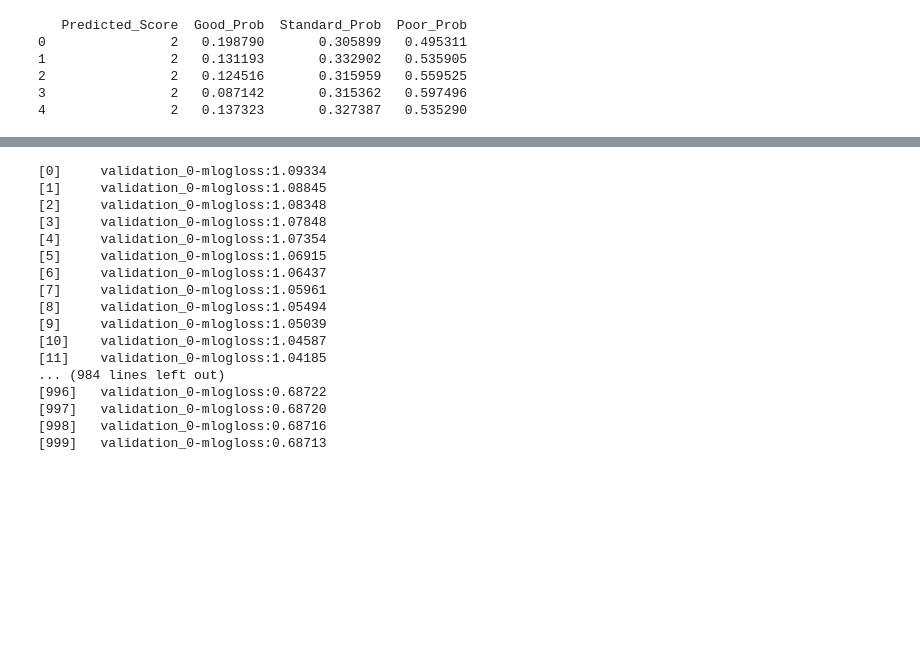
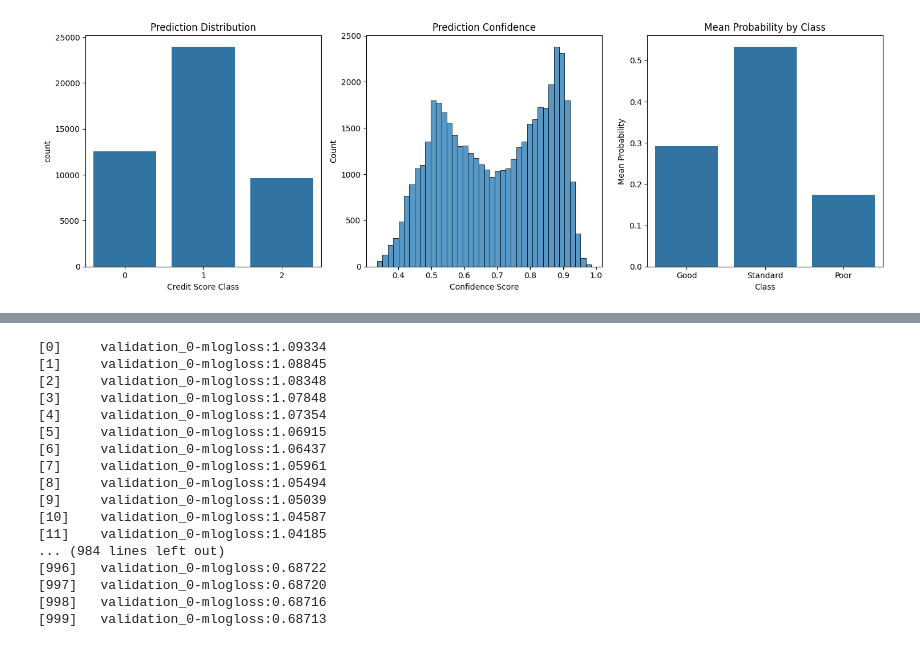
Before and after one commit to Vijayavallabh/Industry-Baby, a Jupyter notebook: credit_score_prediction.ipynb, the cells around one changed output, grey strips where cells are left out. Saved outputs shown, nothing was run; the diff lists cells and outputs as text; code cells hidden in the pictures; blank space fills up the shorter version.

Commit message:
Implemented ensemble of models

```diff
--- a/credit_score_prediction.ipynb
+++ b/credit_score_prediction.ipynb
@@ -11,11 +15 @@ from lightgbm import LGBMClassifier
 import joblib
-# %%
-# Cell 2: Load Data
-df = pd.read_csv("Creditscore_train_cleaned.csv")
-X = df.drop('Credit_Score', axis=1)
-y = df['Credit_Score']
-
-# Train-test split
-X_train, X_test, y_train, y_test = train_test_split(
-    X, y, test_size=0.2, stratify=y, random_state=42
-)
@@ -74,9 +15,0 @@ lgbm_params = {
-# %%
-# Initialize and train model
-model = LGBMClassifier(**lgbm_params)
-model.fit(
-    X_train_processed,
-    y_train,
-    eval_set=[(X_test_processed, y_test)],
-    eval_metric='multi_logloss',
-)
@@ -138,12 +219,54 @@ results_df = pd.DataFrame({
     'Standard_Prob': probs[:,1],
     'Poor_Prob': probs[:,2]
 })
-# %%
-print(results_df.head())
-# %% [output]
-   Predicted_Score  Good_Prob  Standard_Prob  Poor_Prob
-0                2   0.198790       0.305899   0.495311
-1                2   0.131193       0.332902   0.535905
-2                2   0.124516       0.315959   0.559525
-3                2   0.087142       0.315362   0.597496
-4                2   0.137323       0.327387   0.535290
+# %%
+def analyze_predictions(predictions, probabilities):
+    # Create results visualization
+    plt.figure(figsize=(15,5))
+
+    # Plot 1: Prediction Distribution
+    plt.subplot(131)
+    sns.countplot(x=predictions)
+    plt.title('Prediction Distribution')
+    plt.xlabel('Credit Score Class')
+
+    # Plot 2: Confidence Scores
+    plt.subplot(132)
+    confidence_scores = np.max(probabilities, axis=1)
+    sns.histplot(confidence_scores)
+    plt.title('Prediction Confidence')
+    plt.xlabel('Confidence Score')
+
+    # Plot 3: Mean Probability per Class
+    plt.subplot(133)
+    mean_probs = pd.DataFrame({
+        'Class': ['Good', 'Standard', 'Poor'],
+        'Mean Probability': [
+            probabilities[:,0].mean(),
+            probabilities[:,1].mean(),
+            probabilities[:,2].mean()
+        ]
+    })
+    sns.barplot(data=mean_probs, x='Class', y='Mean Probability')
+    plt.title('Mean Probability by Class')
+
+    plt.tight_layout()
+    plt.show()
+
+    # Print summary statistics
+    print("\nPrediction Summary:")
+    print("-"*50)
+    print(f"Total Predictions: {len(predictions)}")
+    print("\nClass Distribution:")
+    print(pd.Series(predictions).value_counts().sort_index())
+    print("\nMean Confidence Score: {:.4f}".format(confidence_scores.mean()))
+    print("Median Confidence Score: {:.4f}".format(np.median(confidence_scores)))
+
+# Analyze results
+analyze_predictions(preds, probs)
+
+# Export results
+results_df.to_csv('credit_score_predictions.csv', index=False)
+print("\nPredictions saved to 'credit_score_predictions.csv'")
+# %% [output]
+[figure, added]
```
Also changed, not shown: parts of 11 cells of this notebook, 9 other files.
